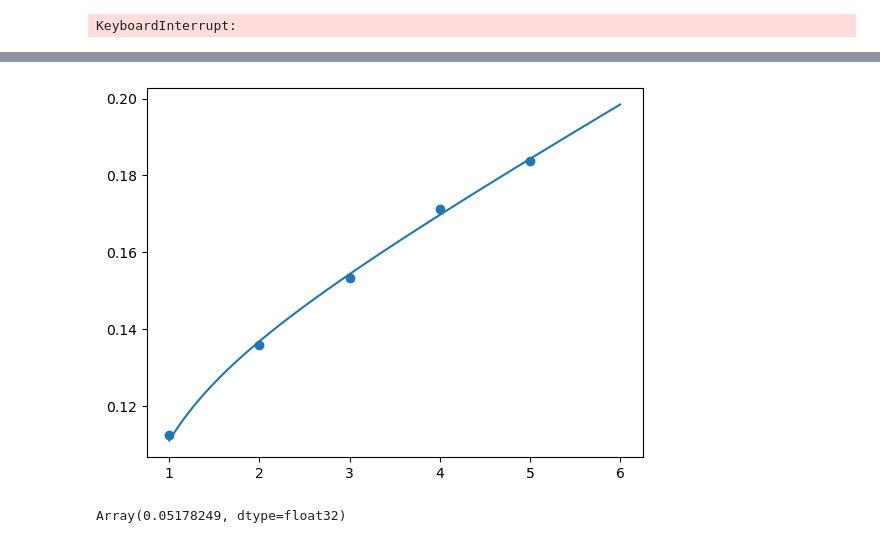
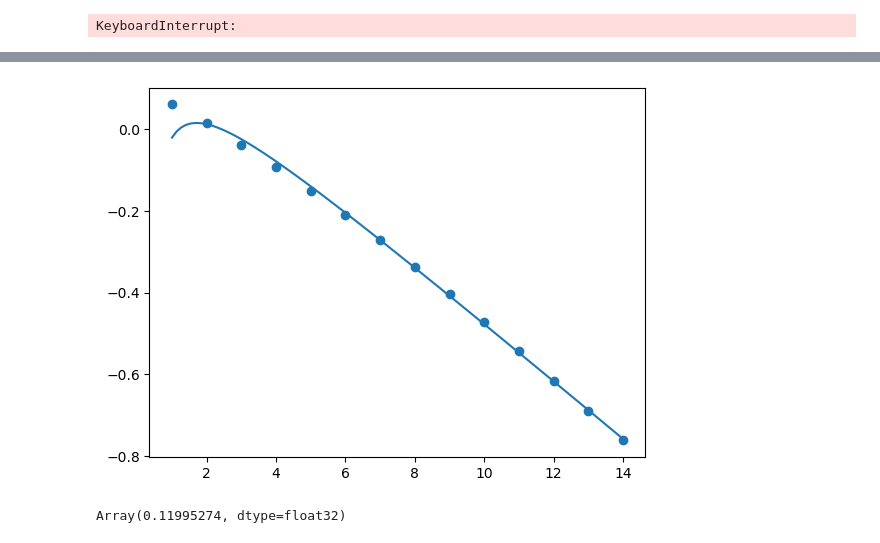
Before and after one commit to noah-lowry/lqcd-jax, a Jupyter notebook: jax-implementation/main.ipynb, the cells around one changed output, grey strips where cells are left out. Cells and saved outputs as stored; diff of their text form; code cells hidden in the pictures.

```diff
--- a/jax-implementation/main.ipynb
+++ b/jax-implementation/main.ipynb
@@ -123,3 +120,5 @@ for i in (bar := tqdm(range(3000))):
     bar.set_postfix({"dH": dH})
 # %% [output]
 KeyboardInterrupt:
+# %%
+wilson_loops = jnp.load("wilson_loops_beta_6p0.npy")
@@ -126,4 +137,4 @@ KeyboardInterrupt:
 # %%
-wilson_loops = jnp.array(wilson_loops)
-mean_loops = jnp.real(wilson_loops.mean(axis=0)).copy()
+wilson_loops = np.array(wilson_loops)
+mean_loops = np.real(wilson_loops.mean(axis=0)).copy()
 omrt_loops = 1 - mean_loops/3
@@ -135,19 +213,19 @@ plt.show()
 # %%
-sigma, V0, alpha = jnp.polyfit(
-    1+jnp.arange(4+1).astype(jnp.float32),
-    jnp.log(mean_loops[:-1,-5] / mean_loops[:-1,-4]) * (1+jnp.arange(4+1)),
+sigma, V0, alpha = np.polyfit(
+    1+jnp.arange(13+1).astype(jnp.float32),
+    jnp.log(mean_loops[:-2,-2] / mean_loops[:-2,-1]) * (1+jnp.arange(13+1)),
     deg=2
 )
 # %%
-x = 1+jnp.linspace(0, 5, 100)
+x = 1+jnp.linspace(0, 13, 100)
 y = V0 + alpha / x + sigma * x
 
-plt.scatter(1+jnp.arange(4+1), jnp.log(mean_loops[:-1,-5] / mean_loops[:-1,-4]))
+plt.scatter(1+jnp.arange(13+1), jnp.log(mean_loops[:-2,-2] / mean_loops[:-2,-1]))
 plt.plot(x, y)
 plt.show()
 # %% [output]
-[figure, old version]
+[figure, new version]
 # %%
-jnp.sqrt(sigma) / 440 * 1000 * 0.1973164956590371
+jnp.sqrt(np.abs(sigma)) / 440 * 1000 * 0.1973164956590371
 # %% [output]
-Array(0.05178249, dtype=float32)
+Array(0.11995274, dtype=float32)
```
Also changed, not shown: parts of 12 cells of this notebook.
